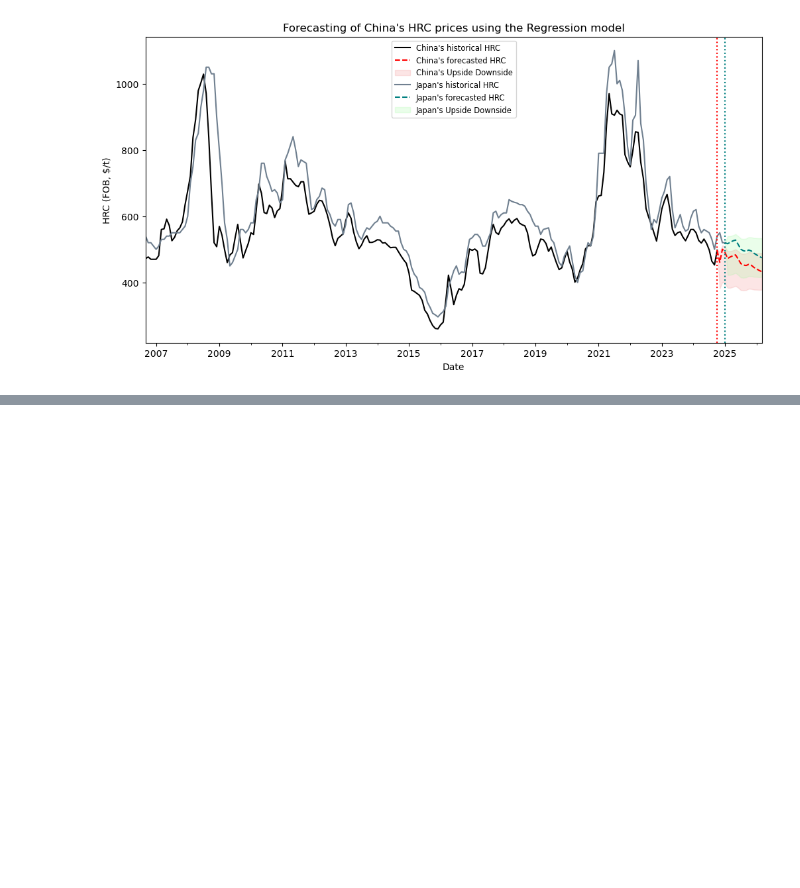
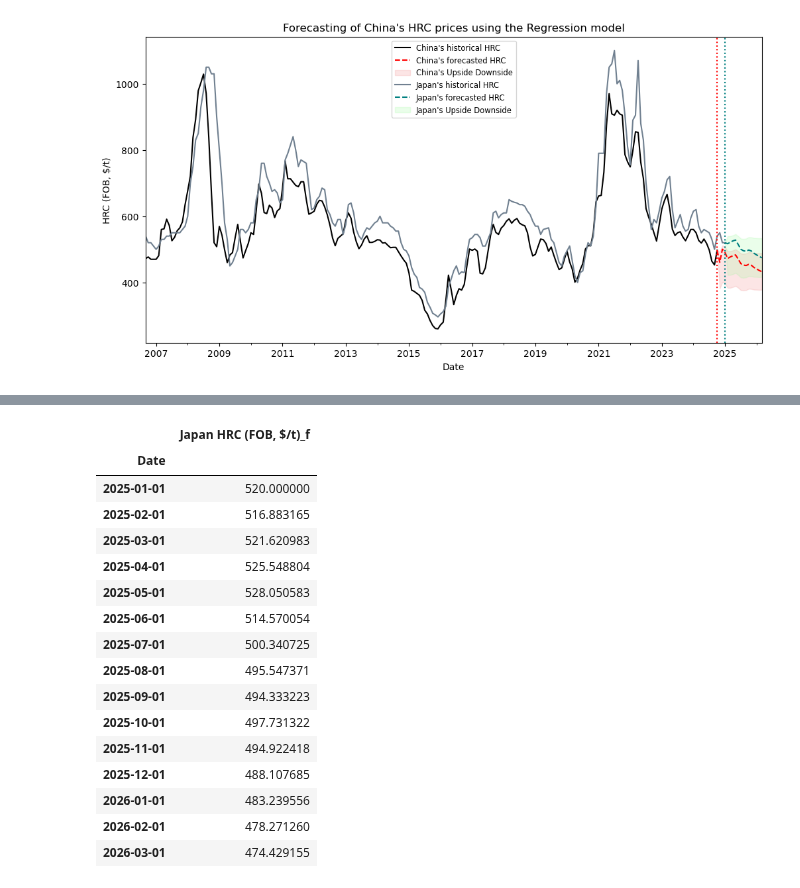
Before and after one commit to nguyenhpnguyen/BT4103-Business-Analytics-Capstone-Project, a Jupyter notebook: notebook/06_china_japan_forecast.ipynb, the cells around one changed output, grey strips where cells are left out. Cells and saved outputs as stored; diff of their text form; code cells hidden in the pictures; blank space fills up the shorter version.

```diff
--- a/notebook/06_china_japan_forecast.ipynb
+++ b/notebook/06_china_japan_forecast.ipynb
@@ -244,0 +264,20 @@ generate_forecast(df, 100, 220, 400, 9, 5, 85, 180, 350, 12, 1, 17)
+# %%
+JP_forecast
+# %% [output]
+|  | Japan HRC (FOB, $/t)_f |
+| Date |  |
+| 2025-01-01 | 520.000000 |
+| 2025-02-01 | 516.883165 |
+| 2025-03-01 | 521.620983 |
+| 2025-04-01 | 525.548804 |
+| 2025-05-01 | 528.050583 |
+| 2025-06-01 | 514.570054 |
+| 2025-07-01 | 500.340725 |
+| 2025-08-01 | 495.547371 |
+| 2025-09-01 | 494.333223 |
+| 2025-10-01 | 497.731322 |
+| 2025-11-01 | 494.922418 |
+| 2025-12-01 | 488.107685 |
+| 2026-01-01 | 483.239556 |
+| 2026-02-01 | 478.271260 |
+| 2026-03-01 | 474.429155 |
```
Also changed, not shown: parts of 4 cells of this notebook, 2 other files.
